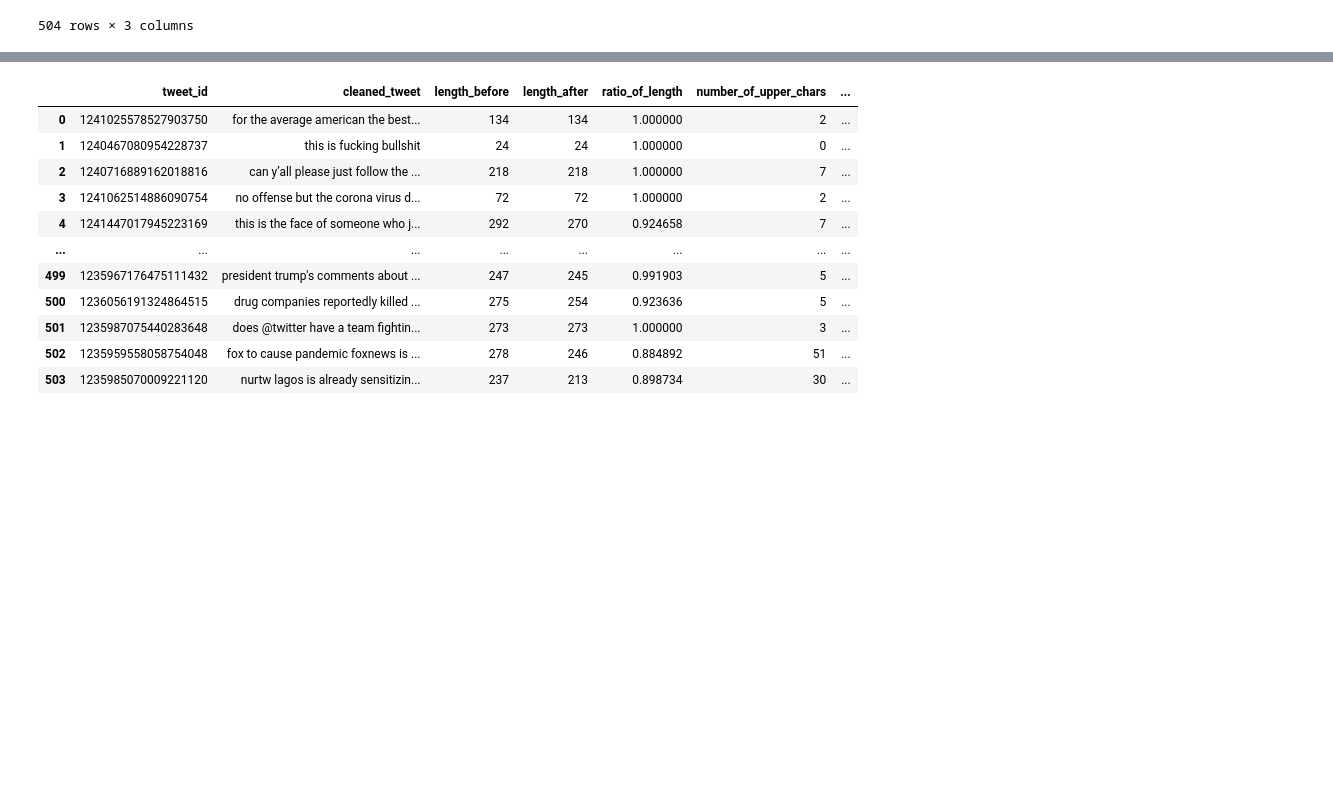
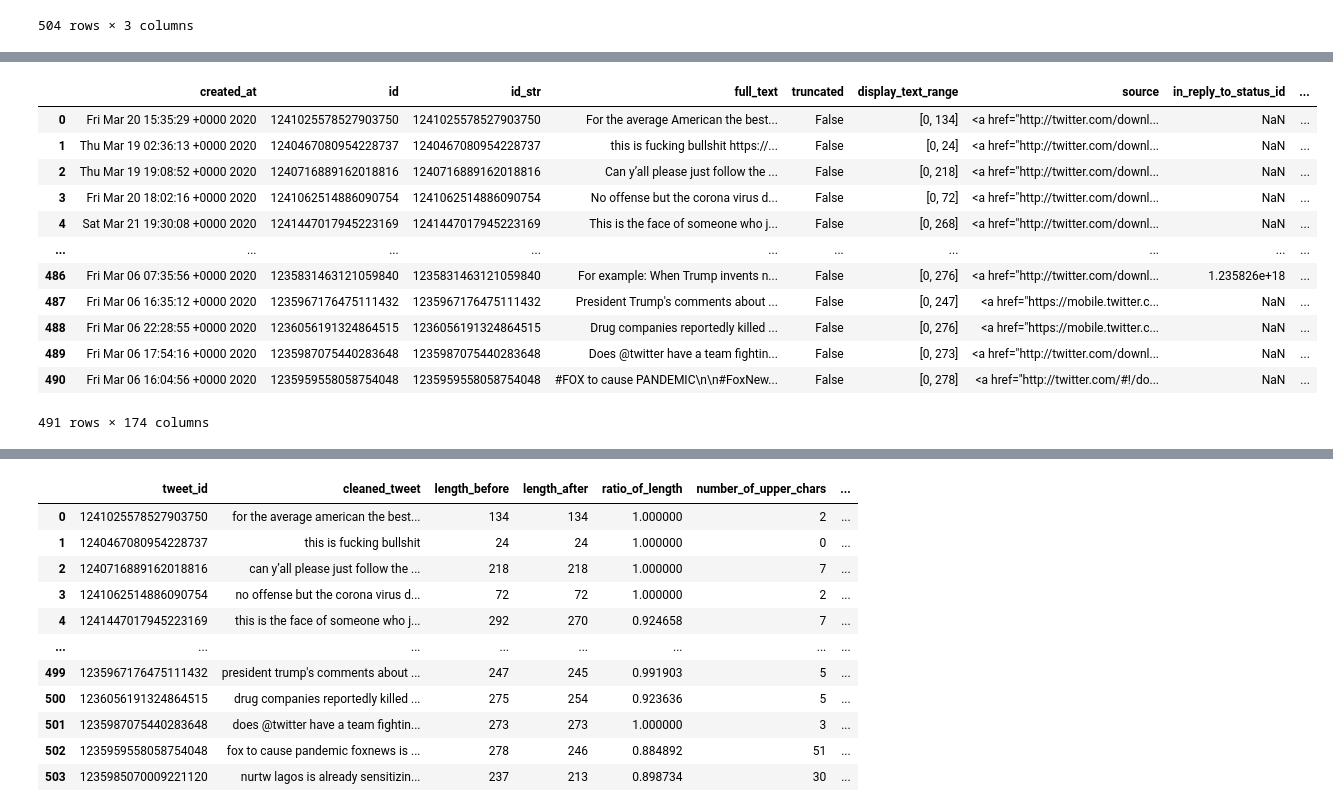
Before and after one commit to DebanjanaKar/Covid19_FakeNews_Detection, a Jupyter notebook: Preprocessing_Twitter_Infodemic_Data.ipynb, the cells around one changed output, grey strips where cells are left out. Saved outputs shown, nothing was run; the diff lists cells and outputs as text; code cells hidden in the pictures; blank space fills up the shorter version.

```diff
--- a/Preprocessing_Twitter_Infodemic_Data.ipynb
+++ b/Preprocessing_Twitter_Infodemic_Data.ipynb
@@ -144,3 +144,16 @@ df
 | 502 | 1235959558058754048 | #FOX to cause PANDEMIC #FoxNews i... | yes |
 | 503 | 1235985070009221120 | NURTW Lagos is already sensitizin... | yes |
 504 rows × 3 columns
+# %%
+# import json
+
+# f = open('/gdrive/My Drive/2nd Sem/IBM/Covid Project/Dataset/Infodemic/data/covid19_disinfo_data/English/covid19_infodemic_english_data.json')
+# data = json.load(f)
+# data
+
+from pandas.io.json import json_normalize
+import json
+
+url = '/gdrive/My Drive/2nd Sem/IBM/Covid Project/Dataset/Infodemic/data/covid19_disinfo_data/English/covid19_infodemic_english_data.json'
+d = [json.loads(line) for line in open(url, 'r')] #JSON dump has one object per line, hence this works
+print (d)
@@ -146,0 +162,17 @@ df
+# %%
+df_meta = json_normalize(d)
+df_meta
+# %% [output]
+|  | created_at | id | id_str | full_text | truncated | display_text_range | source | in_reply_to_status_id | ... |
+| 0 | Fri Mar 20 15:35:29 +0000 2020 | 1241025578527903750 | 1241025578527903750 | For the average American the best... | False | [0, 134] | <a href="http://twitter.com/downl... | NaN | ... |
+| 1 | Thu Mar 19 02:36:13 +0000 2020 | 1240467080954228737 | 1240467080954228737 | this is fucking bullshit https://... | False | [0, 24] | <a href="http://twitter.com/downl... | NaN | ... |
+| 2 | Thu Mar 19 19:08:52 +0000 2020 | 1240716889162018816 | 1240716889162018816 | Can y’all please just follow the ... | False | [0, 218] | <a href="http://twitter.com/downl... | NaN | ... |
+| 3 | Fri Mar 20 18:02:16 +0000 2020 | 1241062514886090754 | 1241062514886090754 | No offense but the corona virus d... | False | [0, 72] | <a href="http://twitter.com/downl... | NaN | ... |
+| 4 | Sat Mar 21 19:30:08 +0000 2020 | 1241447017945223169 | 1241447017945223169 | This is the face of someone who j... | False | [0, 268] | <a href="http://twitter.com/downl... | NaN | ... |
+| ... | ... | ... | ... | ... | ... | ... | ... | ... | ... |
+| 486 | Fri Mar 06 07:35:56 +0000 2020 | 1235831463121059840 | 1235831463121059840 | For example: When Trump invents n... | False | [0, 276] | <a href="http://twitter.com/downl... | 1.235826e+18 | ... |
+| 487 | Fri Mar 06 16:35:12 +0000 2020 | 1235967176475111432 | 1235967176475111432 | President Trump's comments about ... | False | [0, 247] | <a href="https://mobile.twitter.c... | NaN | ... |
+| 488 | Fri Mar 06 22:28:55 +0000 2020 | 1236056191324864515 | 1236056191324864515 | Drug companies reportedly killed ... | False | [0, 276] | <a href="https://mobile.twitter.c... | NaN | ... |
+| 489 | Fri Mar 06 17:54:16 +0000 2020 | 1235987075440283648 | 1235987075440283648 | Does @twitter have a team fightin... | False | [0, 273] | <a href="http://twitter.com/downl... | NaN | ... |
+| 490 | Fri Mar 06 16:04:56 +0000 2020 | 1235959558058754048 | 1235959558058754048 | #FOX to cause PANDEMIC\n\n#FoxNew... | False | [0, 278] | <a href="http://twitter.com/#!/do... | NaN | ... |
+491 rows × 174 columns
```
Also changed, not shown: parts of 29 cells of this notebook.
